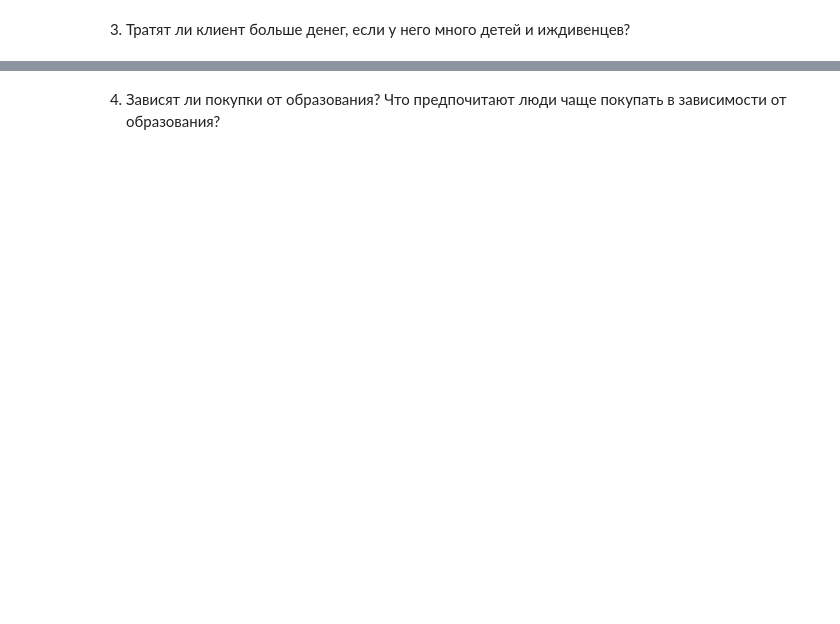
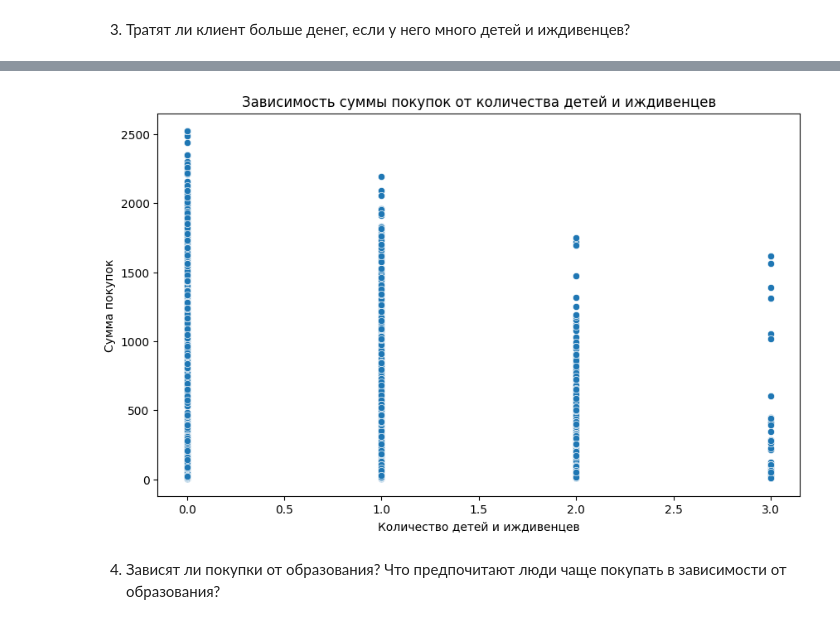
Before and after one commit to korsh624/DS, a Jupyter notebook: 1.9/HW_1RAZDEL_PRO_forstud.ipynb, the cells around one changed output, grey strips where cells are left out. Drawn from its saved outputs; the diff is of its cells as text; code cells hidden in the pictures; blank space fills up the shorter version.

```diff
--- a/1.9/HW_1RAZDEL_PRO_forstud.ipynb
+++ b/1.9/HW_1RAZDEL_PRO_forstud.ipynb
@@ -249,2 +302,6 @@ plt.show()
 # %% [markdown]
 3. Тратят ли клиент больше денег, если у него много детей и иждивенцев?
+# %%
+df['Total_Purchase']=df[['MntWines','MntFruits','MntMeatProducts','MntFishProducts','MntSweetProducts','MntGoldProds']].sum(axis=1)
+df['Numchild']=df[['Kidhome','Teenhome']].sum(axis=1)
+df
@@ -251,2 +322,11 @@ plt.show()
+# %%
+plt.figure(figsize=(10, 6))
+sns.scatterplot(x='Numchild', y='Total_Purchase', data=df)
+plt.xlabel('Количество детей и иждивенцев')
+plt.ylabel('Сумма покупок')
+plt.title('Зависимость суммы покупок от количества детей и иждивенцев')
+plt.show()
+# %% [output]
+[figure, added]
 # %% [markdown]
 4. Зависят ли покупки от образования? Что предпочитают люди чаще покупать в зависимости от образования?
```
Also changed, not shown: parts of 11 cells of this notebook.
